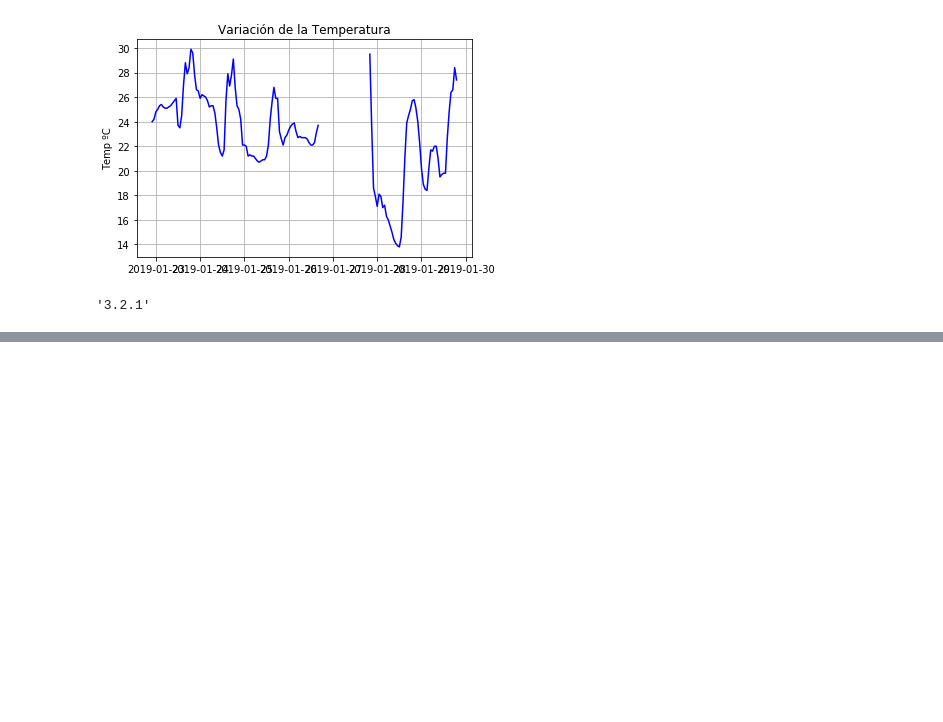
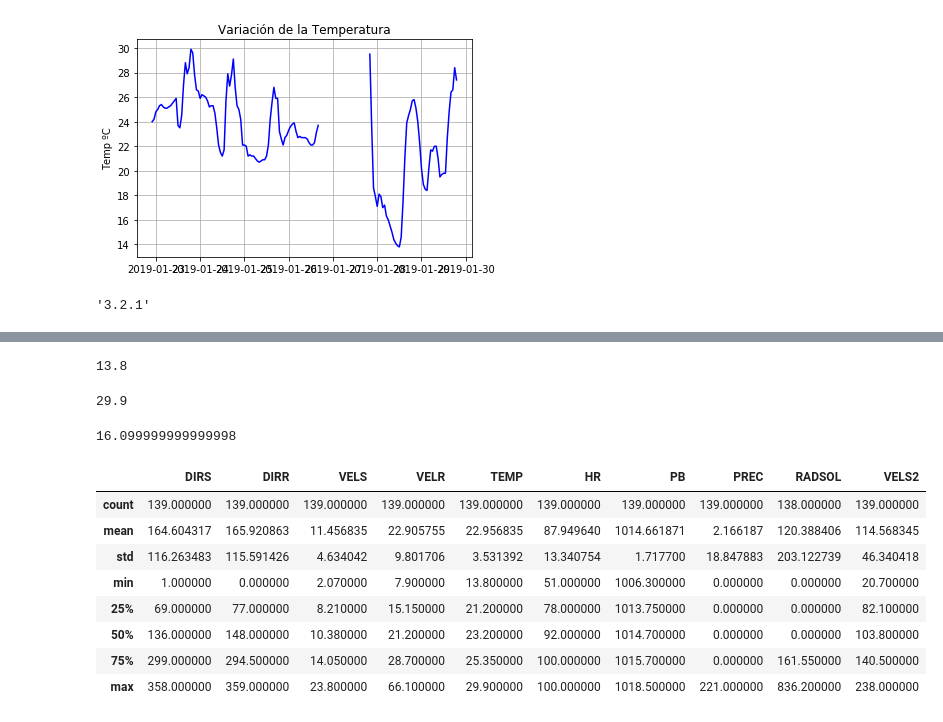
Before and after one commit to andresperezrobinson/FisicaComp, a Jupyter notebook: Actividadprovisional/Actividad2.ipynb, the cells around one changed output, grey strips where cells are left out. Drawn from its saved outputs; the diff is of its cells as text; code cells hidden in the pictures; blank space fills up the shorter version.

```diff
--- a/Actividadprovisional/Actividad2.ipynb
+++ b/Actividadprovisional/Actividad2.ipynb
@@ -214,0 +215,24 @@ AttributeError: 'DataFrame' object has no attribute 'RAD'
+# %%
+df.TEMP.min()
+# %% [output]
+13.8
+# %%
+df.TEMP.max()
+# %% [output]
+29.9
+# %%
+df.TEMP.max() - df.TEMP.min()
+# %% [output]
+16.099999999999998
+# %%
+df.describe()
+# %% [output]
+|  | DIRS | DIRR | VELS | VELR | TEMP | HR | PB | PREC | RADSOL | VELS2 |
+| count | 139.000000 | 139.000000 | 139.000000 | 139.000000 | 139.000000 | 139.000000 | 139.000000 | 139.000000 | 138.000000 | 139.000000 |
+| mean | 164.604317 | 165.920863 | 11.456835 | 22.905755 | 22.956835 | 87.949640 | 1014.661871 | 2.166187 | 120.388406 | 114.568345 |
+| std | 116.263483 | 115.591426 | 4.634042 | 9.801706 | 3.531392 | 13.340754 | 1.717700 | 18.847883 | 203.122739 | 46.340418 |
+| min | 1.000000 | 0.000000 | 2.070000 | 7.900000 | 13.800000 | 51.000000 | 1006.300000 | 0.000000 | 0.000000 | 20.700000 |
+| 25% | 69.000000 | 77.000000 | 8.210000 | 15.150000 | 21.200000 | 78.000000 | 1013.750000 | 0.000000 | 0.000000 | 82.100000 |
+| 50% | 136.000000 | 148.000000 | 10.380000 | 21.200000 | 23.200000 | 92.000000 | 1014.700000 | 0.000000 | 0.000000 | 103.800000 |
+| 75% | 299.000000 | 294.500000 | 14.050000 | 28.700000 | 25.350000 | 100.000000 | 1015.700000 | 0.000000 | 161.550000 | 140.500000 |
+| max | 358.000000 | 359.000000 | 23.800000 | 66.100000 | 29.900000 | 100.000000 | 1018.500000 | 221.000000 | 836.200000 | 238.000000 |
```
Also changed, not shown: parts of 9 cells of this notebook, 1 other file.
